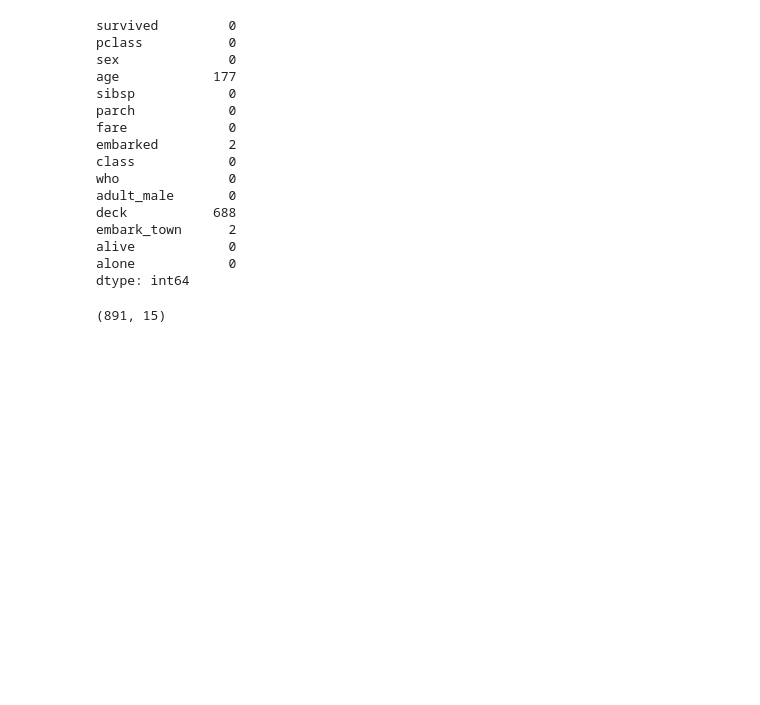
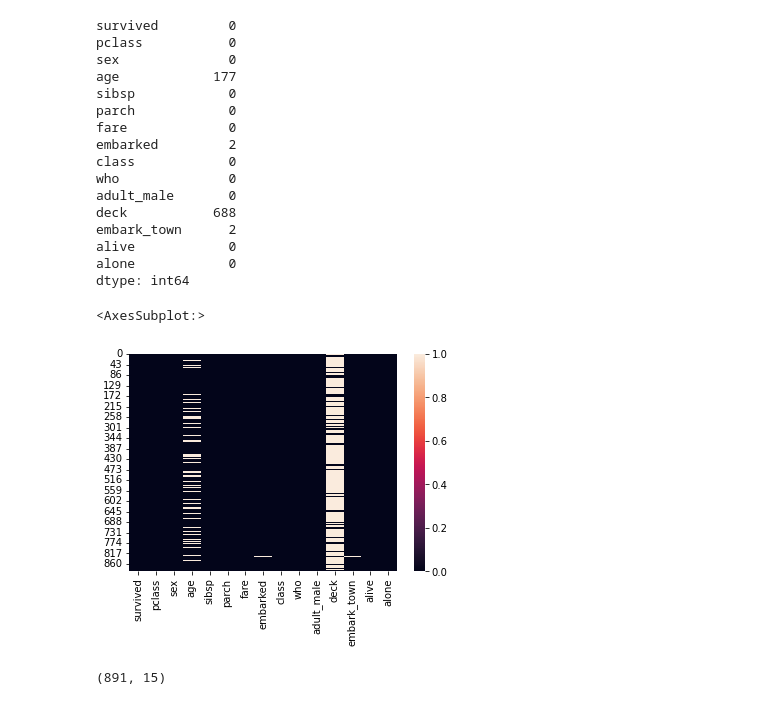
Before and after one commit to YashHalwai/Full-Stack-Data-Science, a Jupyter notebook: 00_Practice/04_MachineLearning/01_FE/1.0- Handling Missing values.ipynb, the cells around one changed output. Cells and saved outputs as stored; diff of their text form; code cells hidden in the pictures; blank space fills up the shorter version.

```diff
--- a/00_Practice/04_MachineLearning/01_FE/1.0- Handling Missing values.ipynb
+++ b/00_Practice/04_MachineLearning/01_FE/1.0- Handling Missing values.ipynb
@@ -57,6 +57,11 @@ embark_town      2
 alive            0
 alone            0
 dtype: int64
+# %%
+sns.heatmap(df.isnull())
+# %% [output]
+<AxesSubplot:>
+[figure, added]
 # %%
 df.shape
 # %% [output]
```
Also changed, not shown: parts of 1 cell of this notebook, 7 other files.
